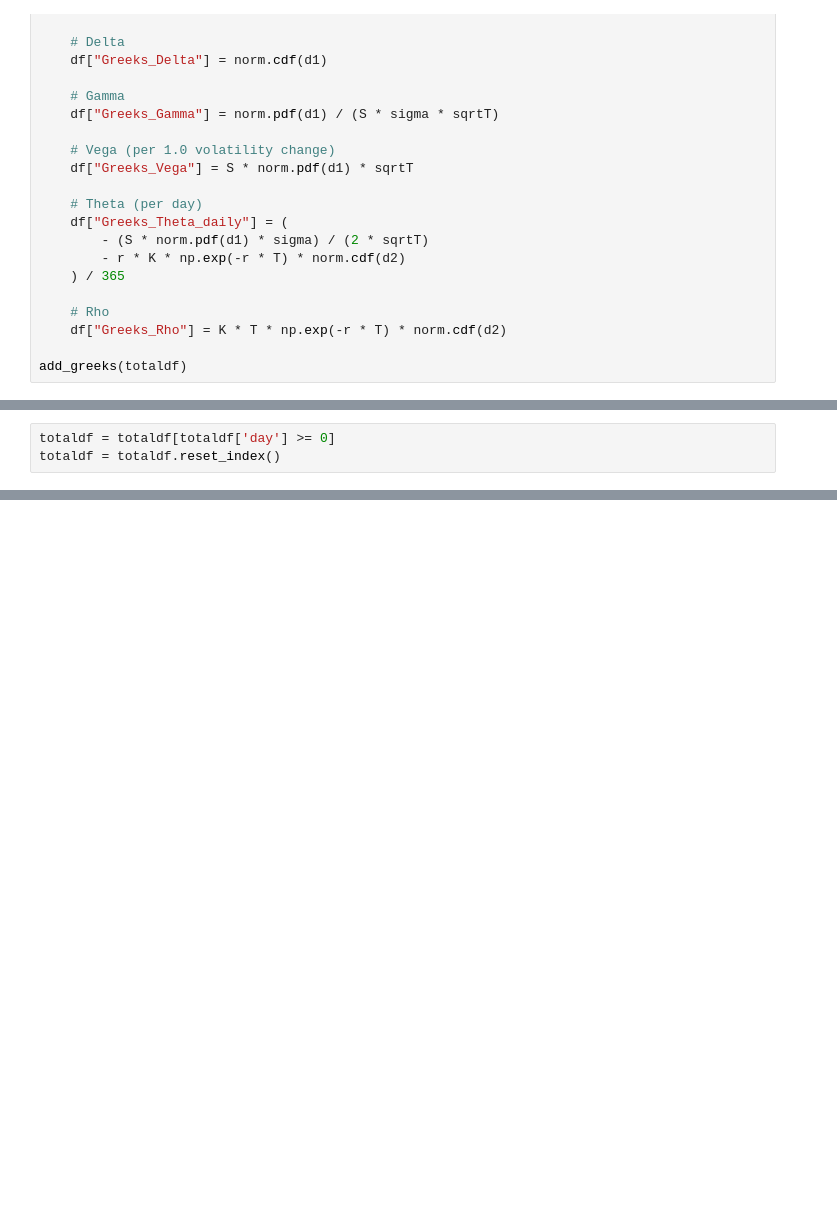
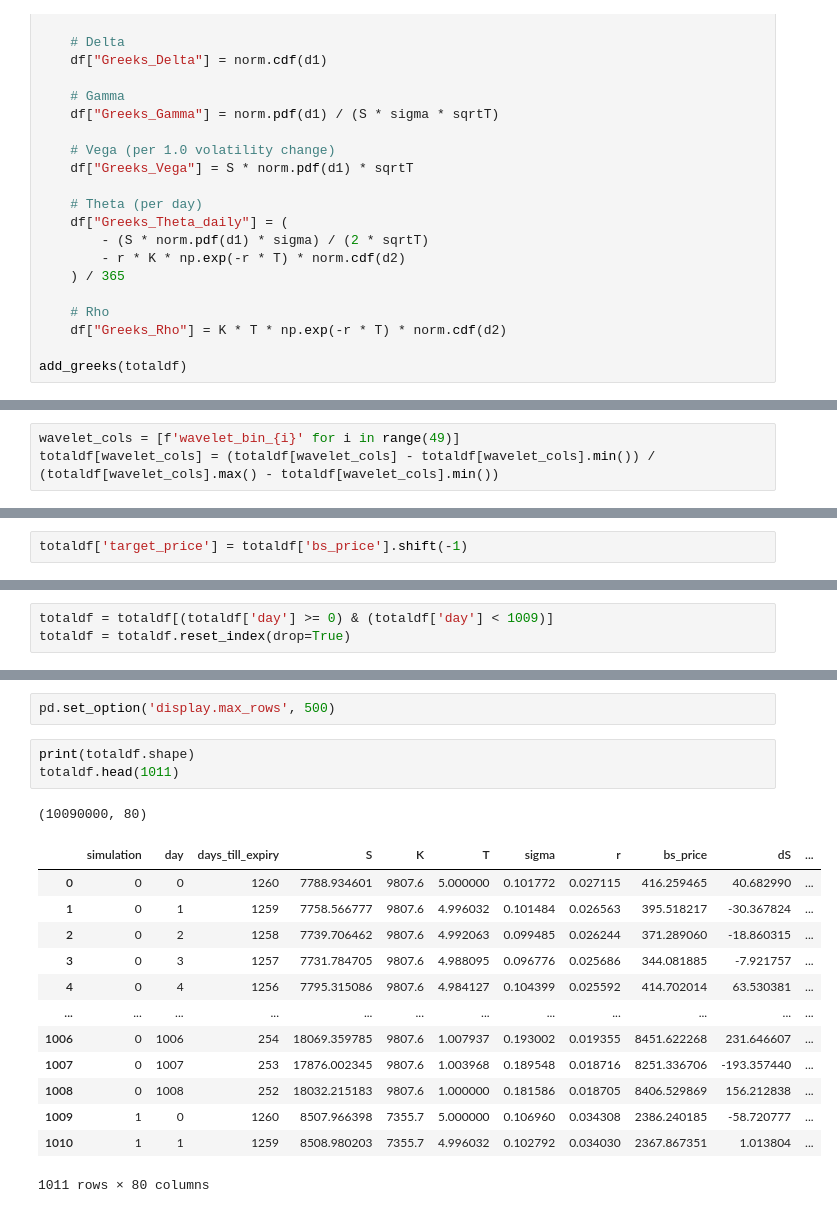
Before and after one commit to BransonWitt/2026PractitionerChallenge, a Jupyter notebook: Dataset Generation/CleanDatasetGenerator.ipynb, the cells around one changed output, grey strips where cells are left out. Cells and saved outputs as stored; diff of their text form; blank space fills up the shorter version.

```diff
--- a/Dataset Generation/CleanDatasetGenerator.ipynb
+++ b/Dataset Generation/CleanDatasetGenerator.ipynb
@@ -1092,0 +1155,3 @@ compute_wavelet_features_vectorized(totaldf)
+# %%
+wavelet_cols = [f'wavelet_bin_{i}' for i in range(49)]
+totaldf[wavelet_cols] = (totaldf[wavelet_cols] - totaldf[wavelet_cols].min()) / (totaldf[wavelet_cols].max() - totaldf[wavelet_cols].min())
@@ -1092,0 +1176,2 @@ compute_wavelet_features_vectorized(totaldf)
+# %%
+totaldf['target_price'] = totaldf['bs_price'].shift(-1)
@@ -1093,3 +1190,3 @@ compute_wavelet_features_vectorized(totaldf)
 # %%
-totaldf = totaldf[totaldf['day'] >= 0]
-totaldf = totaldf.reset_index()
+totaldf = totaldf[(totaldf['day'] >= 0) & (totaldf['day'] < 1009)]
+totaldf = totaldf.reset_index(drop=True)
@@ -1321,0 +1193,20 @@ def plot_wavelet_bins_3d(df, simulation_num, day_num, n_bins=7, scale=45, window
+# %%
+pd.set_option('display.max_rows', 500)
+# %%
+print(totaldf.shape)
+totaldf.head(1011)
+# %% [output]
+(10090000, 80)
+|  | simulation | day | days_till_expiry | S | K | T | sigma | r | bs_price | dS | ... |
+| 0 | 0 | 0 | 1260 | 7788.934601 | 9807.6 | 5.000000 | 0.101772 | 0.027115 | 416.259465 | 40.682990 | ... |
+| 1 | 0 | 1 | 1259 | 7758.566777 | 9807.6 | 4.996032 | 0.101484 | 0.026563 | 395.518217 | -30.367824 | ... |
+| 2 | 0 | 2 | 1258 | 7739.706462 | 9807.6 | 4.992063 | 0.099485 | 0.026244 | 371.289060 | -18.860315 | ... |
+| 3 | 0 | 3 | 1257 | 7731.784705 | 9807.6 | 4.988095 | 0.096776 | 0.025686 | 344.081885 | -7.921757 | ... |
+| 4 | 0 | 4 | 1256 | 7795.315086 | 9807.6 | 4.984127 | 0.104399 | 0.025592 | 414.702014 | 63.530381 | ... |
+| ... | ... | ... | ... | ... | ... | ... | ... | ... | ... | ... | ... |
+| 1006 | 0 | 1006 | 254 | 18069.359785 | 9807.6 | 1.007937 | 0.193002 | 0.019355 | 8451.622268 | 231.646607 | ... |
+| 1007 | 0 | 1007 | 253 | 17876.002345 | 9807.6 | 1.003968 | 0.189548 | 0.018716 | 8251.336706 | -193.357440 | ... |
+| 1008 | 0 | 1008 | 252 | 18032.215183 | 9807.6 | 1.000000 | 0.181586 | 0.018705 | 8406.529869 | 156.212838 | ... |
+| 1009 | 1 | 0 | 1260 | 8507.966398 | 7355.7 | 5.000000 | 0.106960 | 0.034308 | 2386.240185 | -58.720777 | ... |
+| 1010 | 1 | 1 | 1259 | 8508.980203 | 7355.7 | 4.996032 | 0.102792 | 0.034030 | 2367.867351 | 1.013804 | ... |
+1011 rows × 80 columns
```
Also changed, not shown: parts of 32 cells of this notebook.
